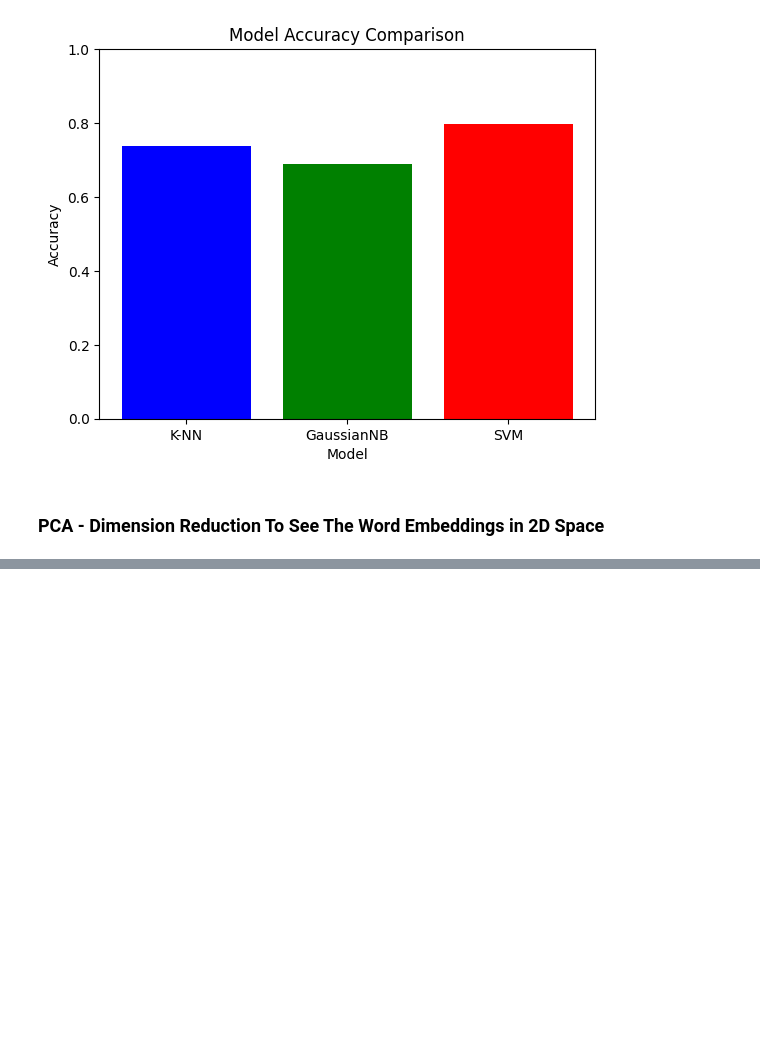
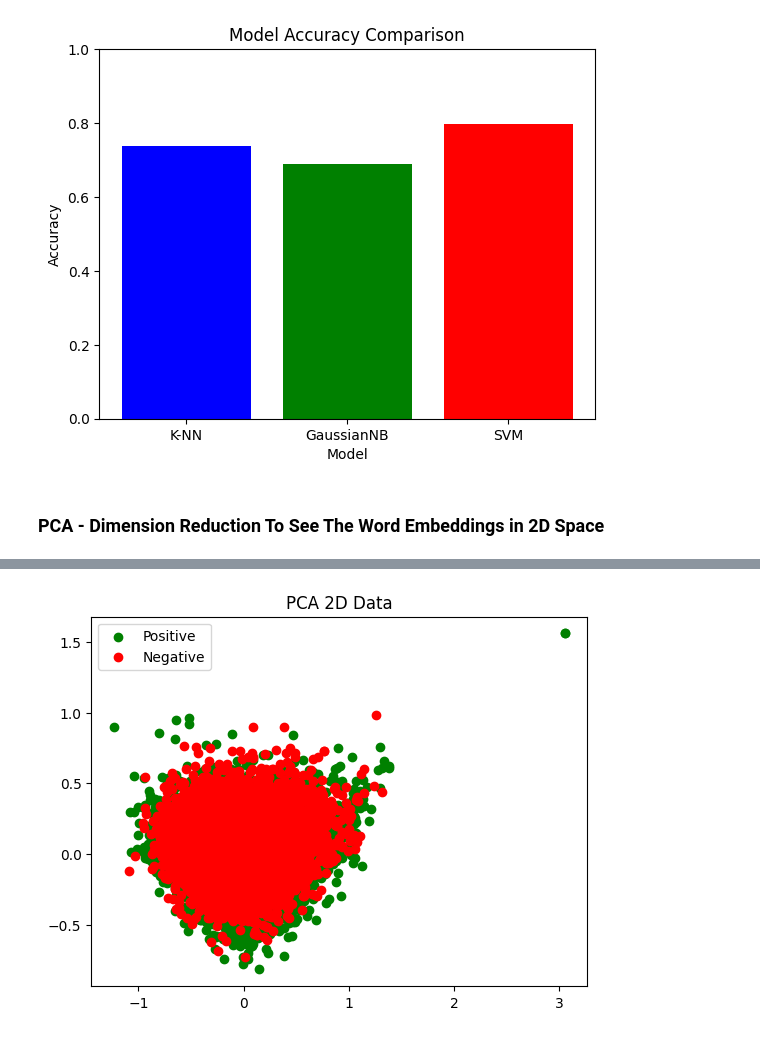
Before and after one commit to Chrisvann1/Sentiment-Analysis-Film-Data, a Jupyter notebook: SVM.ipynb, the cells around one changed output, grey strips where cells are left out. Saved outputs shown, nothing was run; the diff lists cells and outputs as text; code cells hidden in the pictures; blank space fills up the shorter version.

```diff
--- a/SVM.ipynb
+++ b/SVM.ipynb
@@ -219,0 +161,43 @@ plt.show()
+# %%
+import numpy as np
+import matplotlib.pyplot as plt
+from sklearn.decomposition import PCA
+
+vectors = []
+classification = []
+
+#Separates the vectors from the classification data
+for item in combined_data:
+    vectors.append(item[0])
+    classification.append(item[1])
+
+#Transforms list to numpy array to use PCA
+vectors = np.array(vectors)
+
+#Reduce dimensionality to 2
+pca = PCA(n_components=2)
+pca_data = pca.fit_transform(vectors)
+
+positive = []
+negative = []
+
+#Creates a positive and negative list for the PCA data
+for i in range(len(classification)):
+    if classification[i] == "1":
+        positive.append(pca_data[i])
+    elif classification[i] == "0":
+        negative.append(pca_data[i])
+
+#Converts to numpy array for matplotlib ease of use
+positive = np.array(positive)
+negative = np.array(negative)
+
+#Plots the data
+plt.figure()
+plt.scatter(positive[:, 0], positive[:, 1], color='green', label='Positive')
+plt.scatter(negative[:, 0], negative[:, 1], color='red', label='Negative')
+plt.legend()
+plt.title('PCA 2D Data')
+plt.show()
+# %% [output]
+[figure, added]
```
Also changed, not shown: parts of 2 cells of this notebook.
